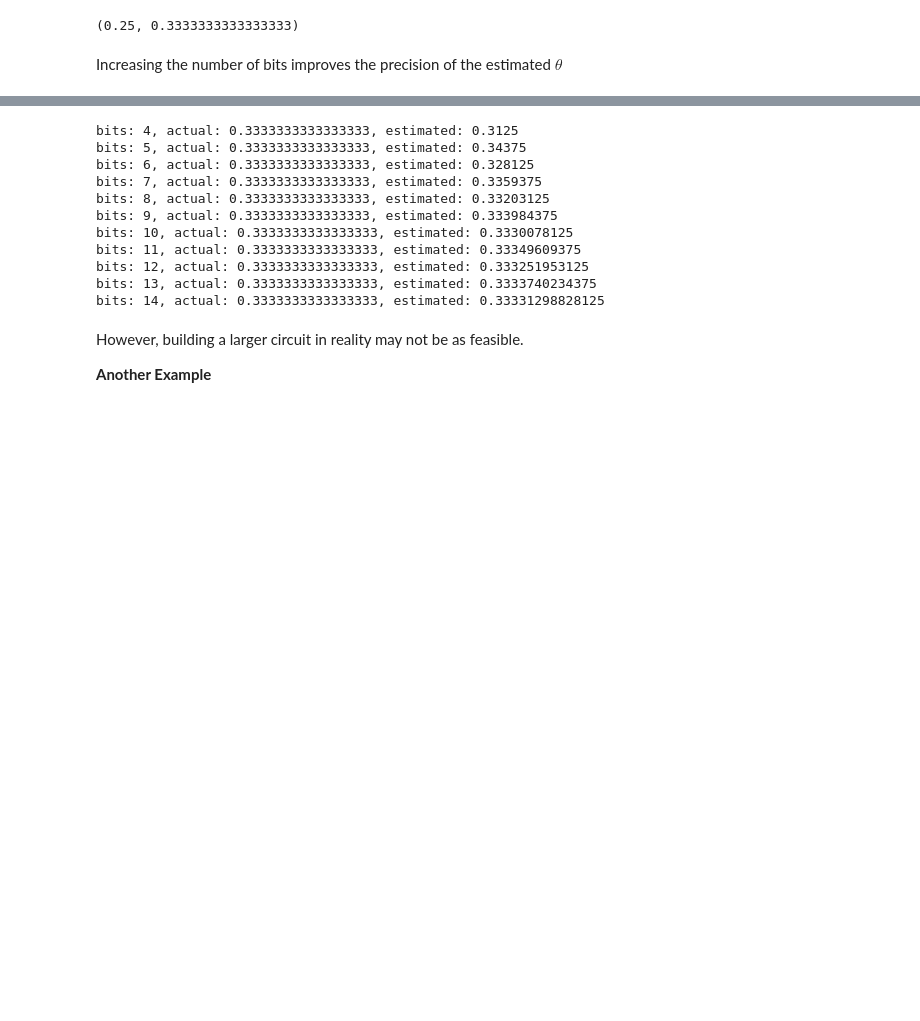
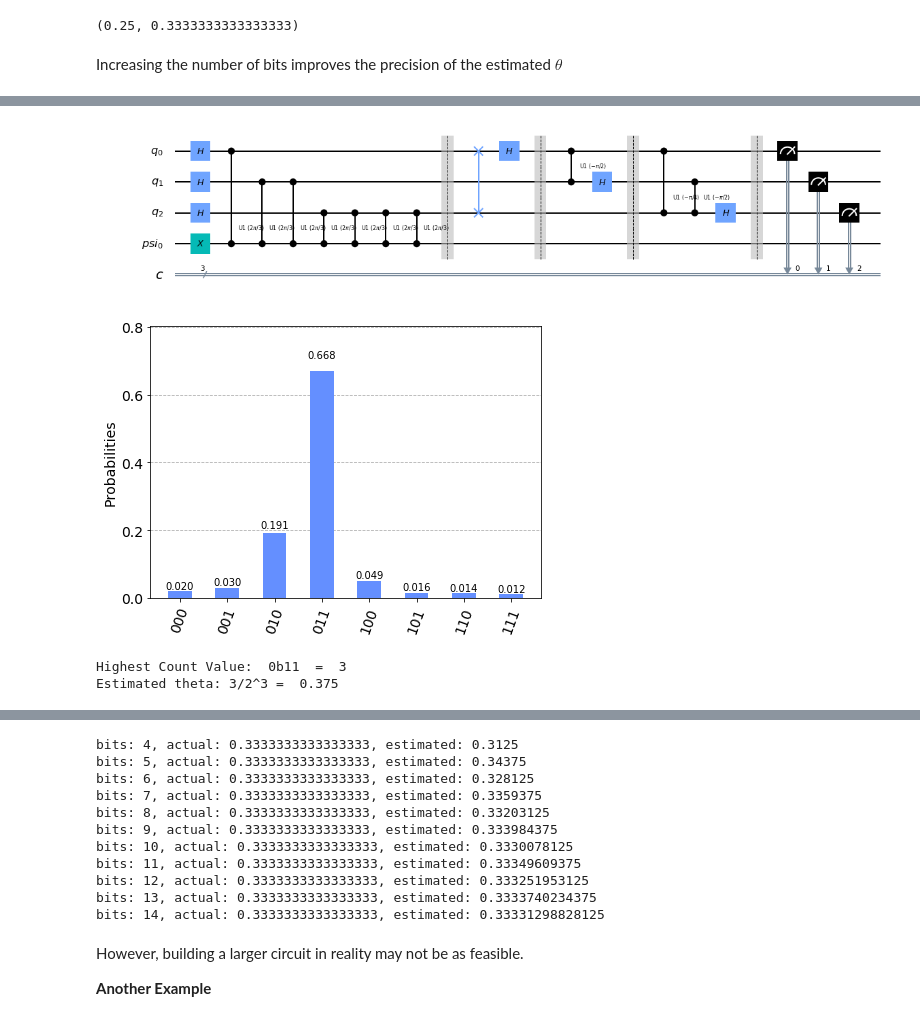
Before and after one commit to johngilbert2000/quantum_phase_estimation, a Jupyter notebook: QPE_Demonstration.ipynb, the cells around one changed output, grey strips where cells are left out. Drawn from its saved outputs; the diff is of its cells as text; code cells hidden in the pictures; blank space fills up the shorter version.

```diff
--- a/QPE_Demonstration.ipynb
+++ b/QPE_Demonstration.ipynb
@@ -113,5 +114,18 @@ est_theta, theta
 Highest Count Value:  0b11  =  3
 Estimated theta: 3/2^3 =  0.375
 (0.375, 0.3333333333333333)
+# %%
+theta = 1/3
+bits = 3 # (not including ψ)
+
+# Create a Controlled Unitary function with phase theta
+U = partial(U_function, 2*np.pi*theta)
+
+estimated_theta, circuit = phase_estimation(U=U, bits=bits, show=True)
+# %% [output]
+[figure, added]
+[figure, added]
+Highest Count Value:  0b11  =  3
+Estimated theta: 3/2^3 =  0.375
 # %%
 theta = 1/3
```
Also changed, not shown: parts of 8 cells of this notebook, 3 other files.
